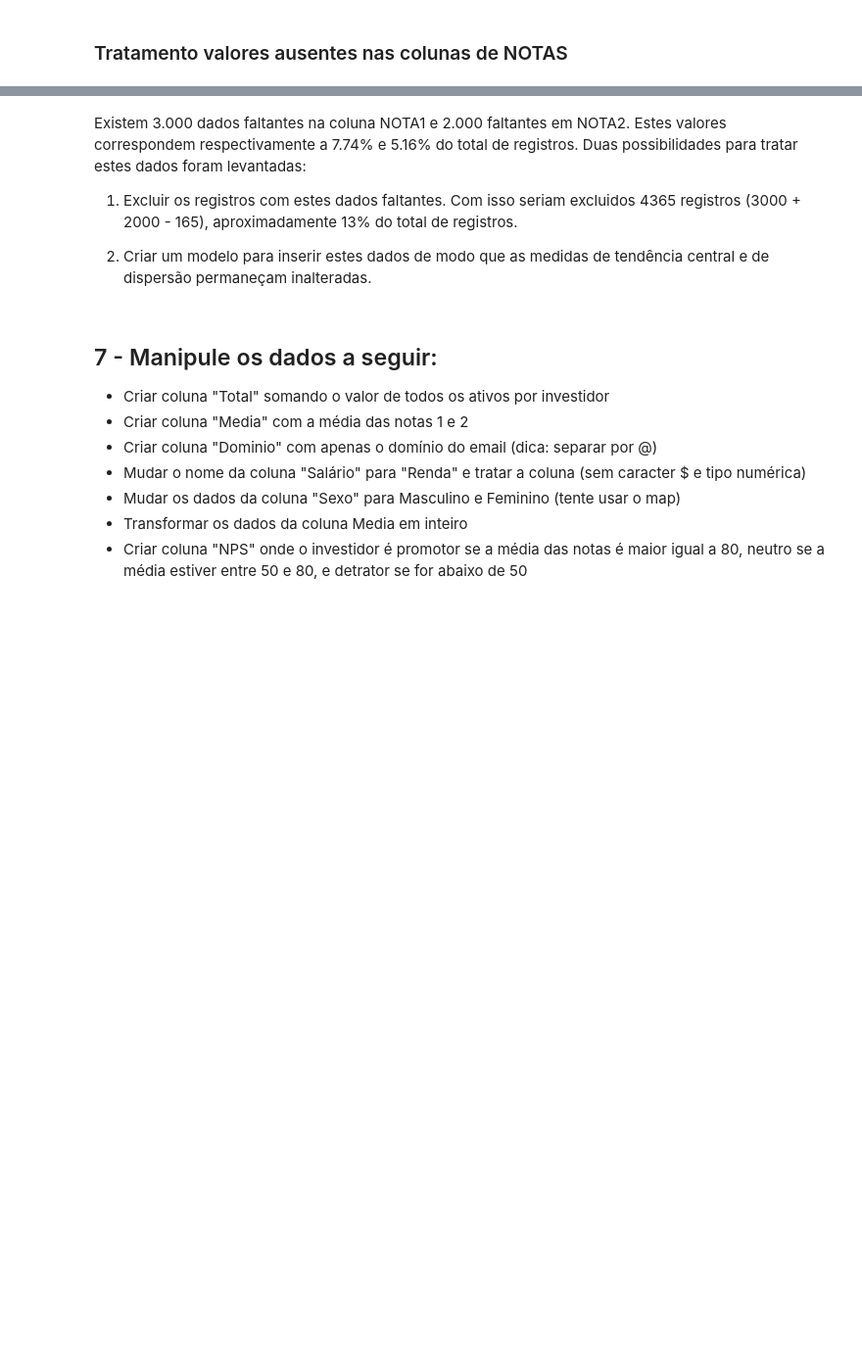
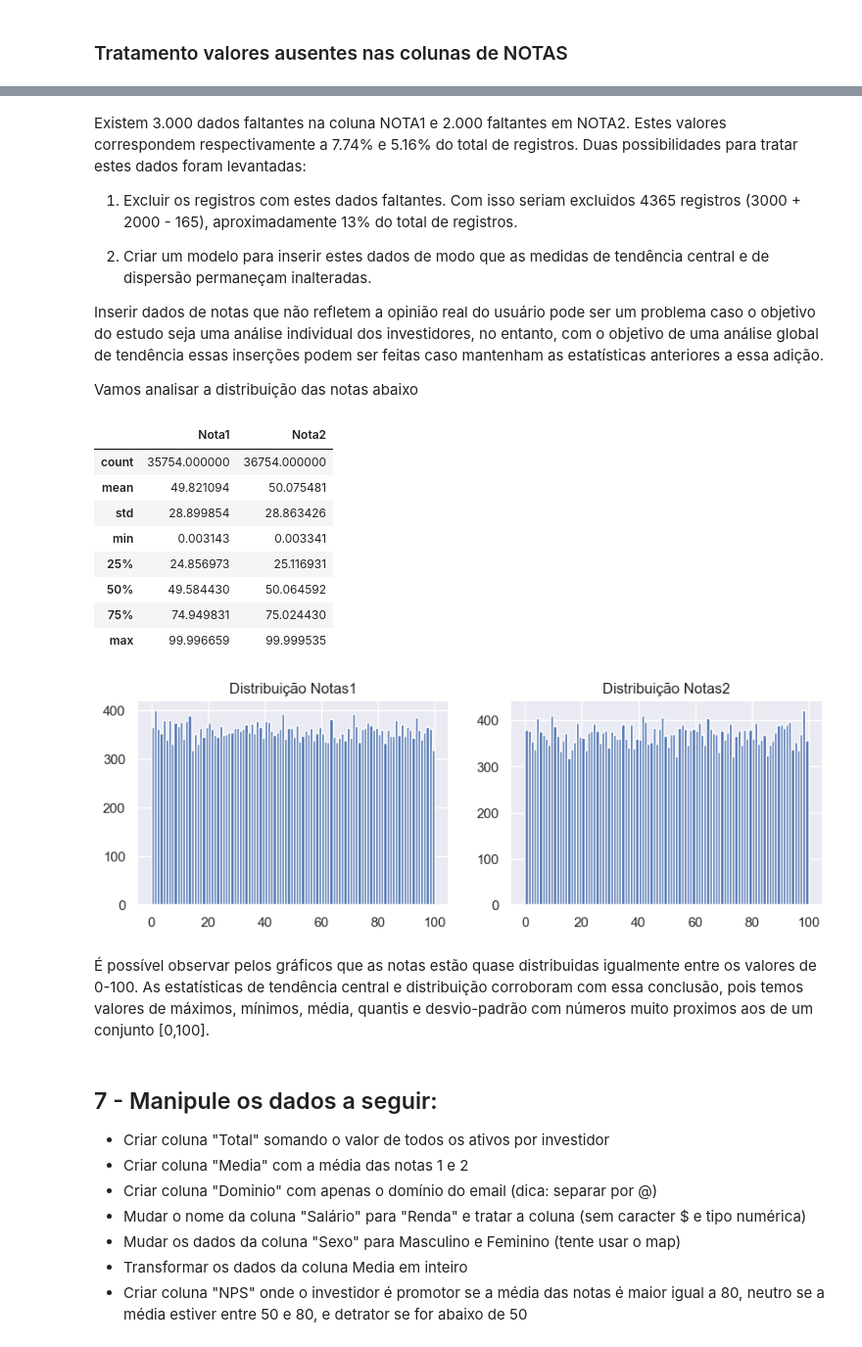
Before and after one commit to KelvinPichinini/lm-data-modulo2-projeto-final, a Jupyter notebook: Proj_1_pandas_notebook.ipynb, the cells around one changed output, grey strips where cells are left out. Shown at 98% size. Cells and saved outputs as stored; diff of their text form; code cells hidden in the pictures; blank space fills up the shorter version.

```diff
--- a/Proj_1_pandas_notebook.ipynb
+++ b/Proj_1_pandas_notebook.ipynb
@@ -269,8 +271,39 @@ Existem 3.000 dados faltantes na coluna NOTA1 e 2.000 faltantes em NOTA2. Estes
 1) Excluir os registros com estes dados faltantes. Com isso seriam excluidos 4365 registros (3000 + 2000 - 165), aproximadamente 13% do total de registros.
 
 2) Criar um modelo para inserir estes dados de modo que as medidas de tendência central e de dispersão permaneçam inalteradas.
+
+Inserir dados de notas que não refletem a opinião real do usuário pode ser um problema caso o objetivo do estudo seja uma análise individual dos investidores, no entanto, com o objetivo de uma análise global de tendência essas inserções podem ser feitas caso mantenham as estatísticas anteriores a essa adição.
+
+
+Vamos analisar a distribuição das notas abaixo
 # %%
 ## DECIDIR E REALIZAR TRATAMENTO DAS NOTAS AQUI
+import matplotlib.pyplot as plt
+display(dfunidos[['Nota1','Nota2']].describe())
+
+plt.figure(figsize=(10, 3))
+plt.subplot(1, 2, 1)
+plt.hist(dfunidos['Nota1'],bins=100)
+plt.title('Distribuição Notas1')
+plt.plot()
+plt.subplot(1, 2, 2)
+plt.hist(dfunidos['Nota2'],bins=100)
+plt.title('Distribuição Notas2')
+plt.plot()
+plt.show()
+# %% [output]
+|  | Nota1 | Nota2 |
+| count | 35754.000000 | 36754.000000 |
+| mean | 49.821094 | 50.075481 |
+| std | 28.899854 | 28.863426 |
+| min | 0.003143 | 0.003341 |
+| 25% | 24.856973 | 25.116931 |
+| 50% | 49.584430 | 50.064592 |
+| 75% | 74.949831 | 75.024430 |
+| max | 99.996659 | 99.999535 |
+[figure, added]
+# %% [markdown]
+É possível observar pelos gráficos que as notas estão quase distribuidas igualmente entre os valores de 0-100. As estatísticas de tendência central e distribuição corroboram com essa conclusão, pois temos valores de máximos, mínimos, média, quantis e desvio-padrão com números muito proximos aos de um conjunto [0,100].
 # %% [markdown]
 ## 7 - Manipule os dados a seguir:
 - Criar coluna "Total" somando o valor de todos os ativos por investidor
```
Also changed, not shown: parts of 9 cells of this notebook.
